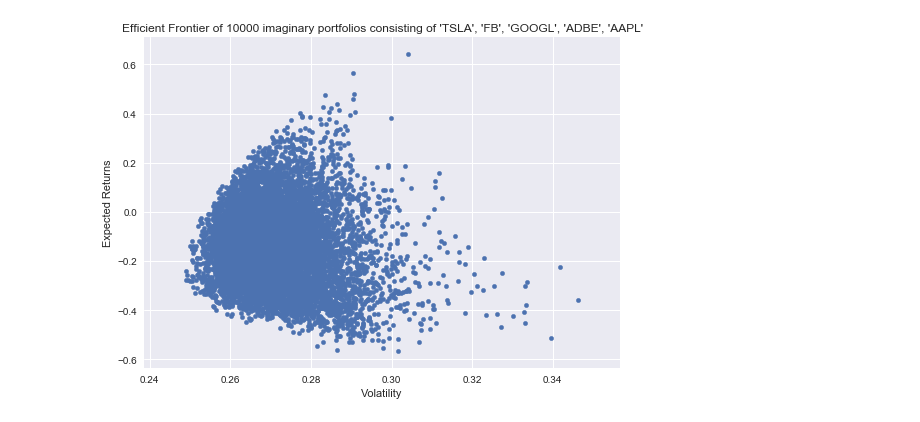
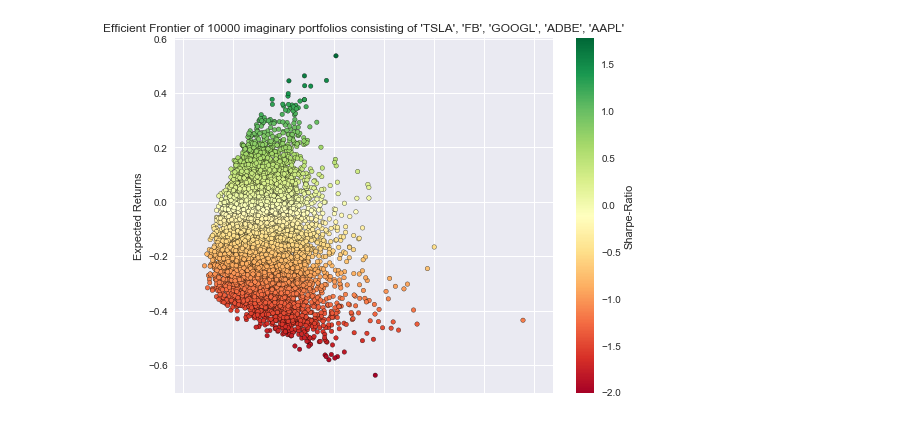
Before and after one commit to andrewhwanpark/efficient-portfolio, a Jupyter notebook: effport.ipynb, the cells around one changed output. Saved outputs shown, nothing was run; the diff lists cells and outputs as text; code cells hidden in the pictures.

Commit message:
Added Sharpe Ratio with Risk Free Rate as 0%

```diff
--- a/effport.ipynb
+++ b/effport.ipynb
@@ -27,10 +27,14 @@ returns_annual = returns_daily.mean() * 252 # of Trading Days: 252
 cov_daily = returns_daily.cov() # Generate covariance matrix
 cov_annual = cov_daily * 252 # Annualize covmat
 
+# Risk Free Return Rate
+risk_free = 0
+
 # Lists to store portfolio attributes
 port_returns = []
 port_volatility = []
 stock_weight = []
+sharpe_ratio = []
 
 # set the number of combinations for imaginary portfolios
 num_assets = len(selected)
@@ -42,34 +46,41 @@ for port in range(num_portfolio):
     weights /= np.sum(weights) # Normalize weight
     returns = np.dot(weights, returns_annual) # Portfolio Expected Return
     # Q: The cols and rows don't match for matrix mult
     volatility = np.sqrt(np.dot(weights.T, np.dot(cov_annual, weights))) # Portfolio Standard Deviation
 
+    # Calculate Sharpe Ratio
+    sharpe = returns / volatility
+    sharpe_ratio.append(sharpe)
+
     # Add calculated values into appropriate lists
     port_returns.append(returns)
     port_volatility.append(volatility)
     stock_weight.append(weights)
 
 portfolio = {
     'Returns': port_returns,
-    'Volatility': port_volatility
+    'Volatility': port_volatility,
+    'Sharpe-Ratio': sharpe_ratio
 }
 
 # extend portfolio to accomodate ticker & weight
 for counter, symbol in enumerate(selected):
     portfolio[symbol + ' Weight'] = [Weight[counter] for Weight in stock_weight]
 
 df = pd.DataFrame(portfolio)
 
-column_order = ['Returns', 'Volatility'] + [stock + ' Weight' for stock in selected]
+column_order = ['Returns', 'Volatility', 'Sharpe-Ratio'] + [stock + ' Weight' for stock in selected]
 
 df = df[column_order]
 
+# df.head()
+
 plt.style.use('seaborn')
-df.plot.scatter(x='Volatility', y='Returns', grid=True)
+df.plot.scatter(x='Volatility', y='Returns', c='Sharpe-Ratio', cmap='RdYlGn', edgecolors='black', grid=True)
 plt.xlabel('Volatility')
 plt.ylabel('Expected Returns')
 plt.title('Efficient Frontier of ' + str(num_portfolio) + ' imaginary portfolios consisting of ' + str(selected).strip('[]'))
 plt.tight_layout()
 plt.show()
 # %% [output]
-[figure, old version]
+[figure, new version]
```
Also changed, not shown: 2 other files.
